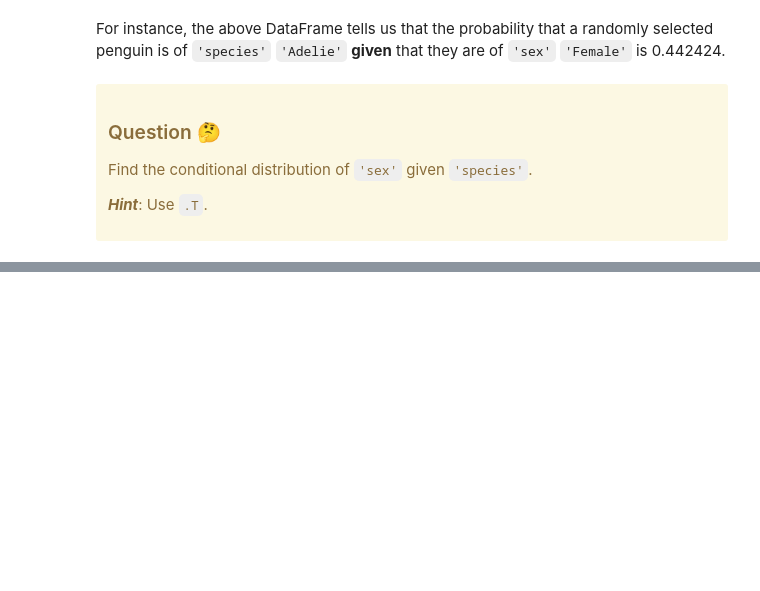
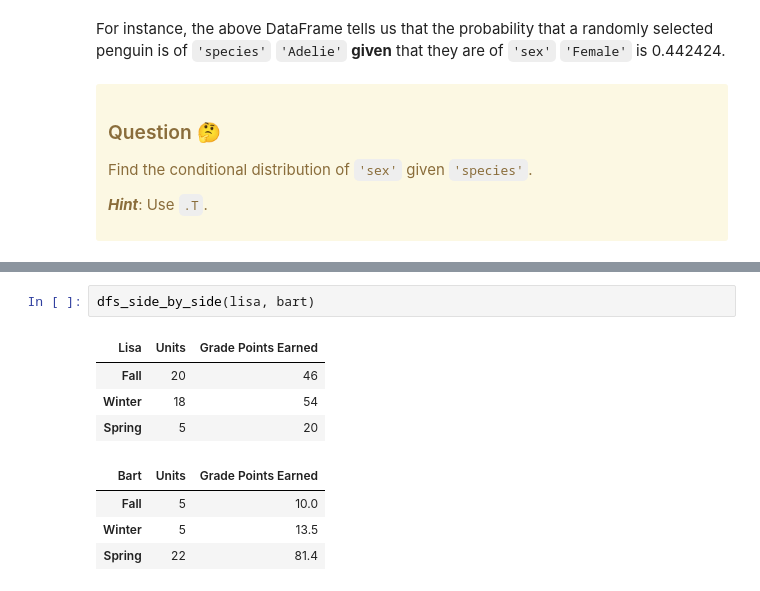
Before and after one commit to dsc-courses/dsc259r-2026-wi, a Jupyter notebook: lectures/lec03/lec03-live.ipynb, the cells around one changed output, grey strips where cells are left out. Cells and saved outputs as stored; diff of their text form; blank space fills up the shorter version.

```diff
--- a/lectures/lec03/lec03-live.ipynb
+++ b/lectures/lec03/lec03-live.ipynb
@@ -369,0 +697,11 @@ Find the conditional distribution of `'sex'` given `'species'`.
+# %%
+dfs_side_by_side(lisa, bart)
+# %% [output]
+| Lisa | Units | Grade Points Earned |
+| Fall | 20 | 46 |
+| Winter | 18 | 54 |
+| Spring | 5 | 20 |
+| Bart | Units | Grade Points Earned |
+| Fall | 5 | 10.0 |
+| Winter | 5 | 13.5 |
+| Spring | 22 | 81.4 |
```
Also changed, not shown: parts of 65 cells of this notebook, 4 other files.
